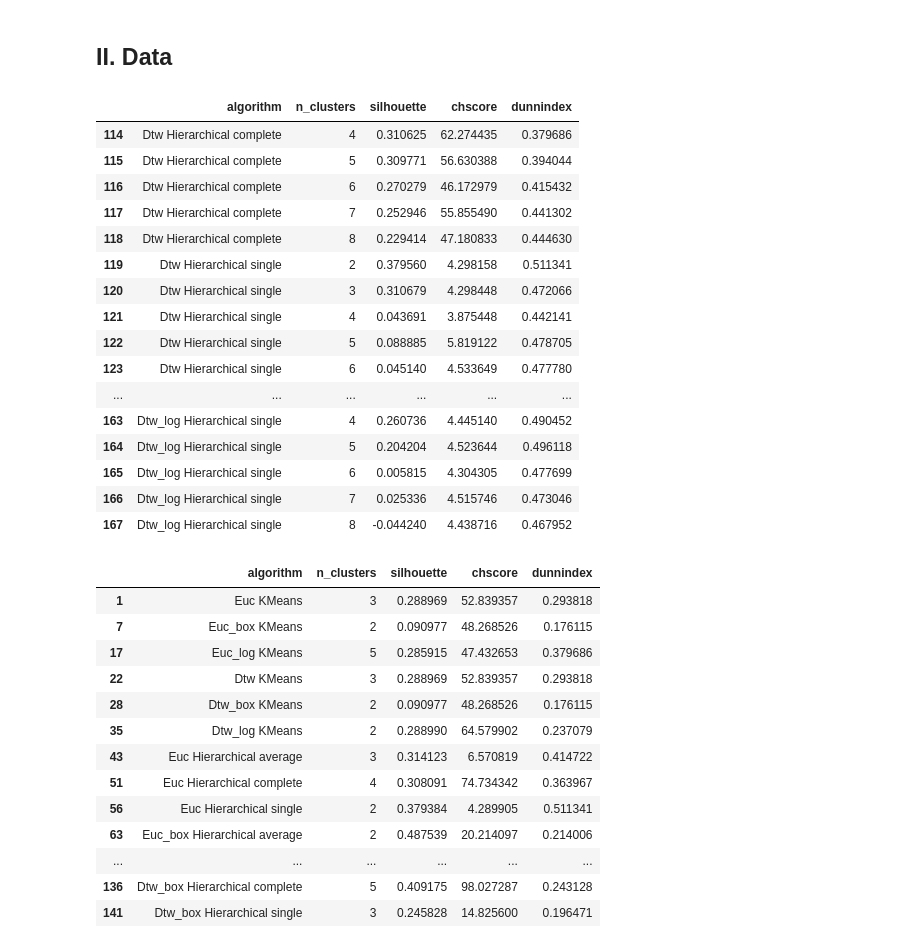
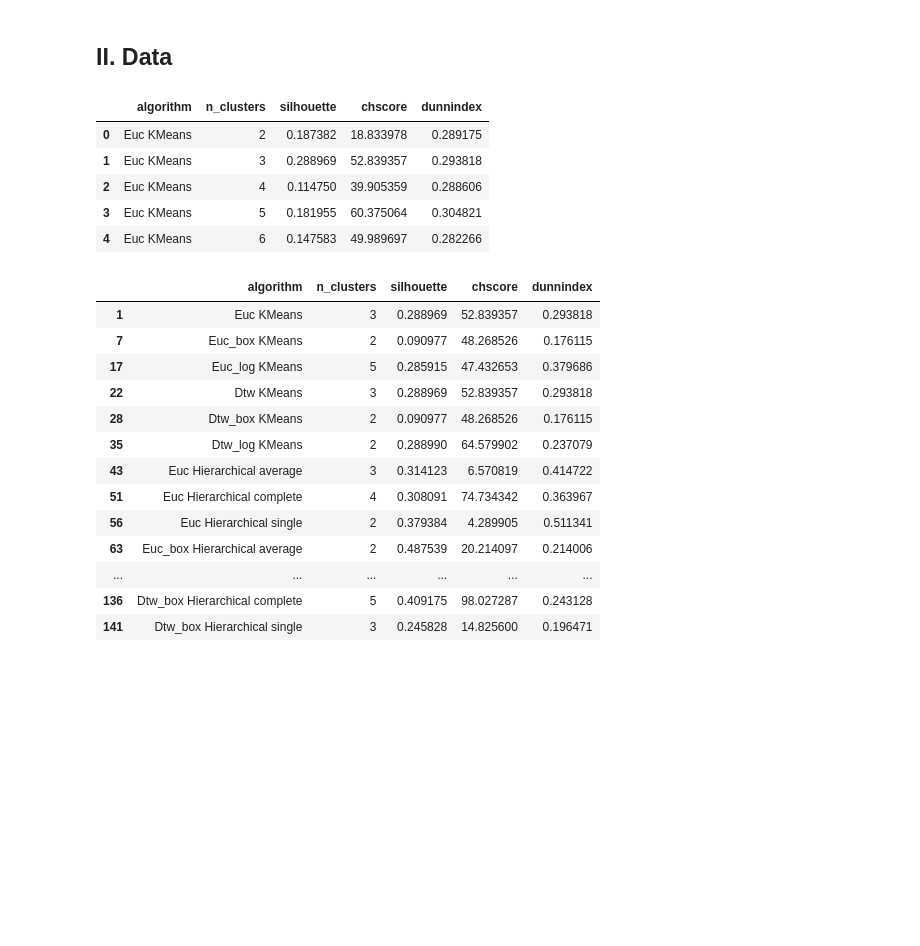
Before and after one commit to amakarewicz/BEngThesis, a Jupyter notebook: Experiments.ipynb, the cells around one changed output. Drawn from its saved outputs; the diff is of its cells as text; code cells hidden in the pictures; blank space fills up the shorter version.

```diff
--- a/Experiments.ipynb
+++ b/Experiments.ipynb
@@ -244,26 +244,15 @@ metrics['name'] = metrics['data'] + " " + metrics['algorithm']
 metrics = metrics.drop('data', axis=1)
 metrics['algorithm'] = metrics['name']
 metrics = metrics.drop('name', axis=1)
-# %%
-metrics.tail(54)
-# %% [output]
-|  | algorithm | n_clusters | silhouette | chscore | dunnindex |
-| 114 | Dtw Hierarchical complete | 4 | 0.310625 | 62.274435 | 0.379686 |
-| 115 | Dtw Hierarchical complete | 5 | 0.309771 | 56.630388 | 0.394044 |
-| 116 | Dtw Hierarchical complete | 6 | 0.270279 | 46.172979 | 0.415432 |
-| 117 | Dtw Hierarchical complete | 7 | 0.252946 | 55.855490 | 0.441302 |
-| 118 | Dtw Hierarchical complete | 8 | 0.229414 | 47.180833 | 0.444630 |
-| 119 | Dtw Hierarchical single | 2 | 0.379560 | 4.298158 | 0.511341 |
-| 120 | Dtw Hierarchical single | 3 | 0.310679 | 4.298448 | 0.472066 |
-| 121 | Dtw Hierarchical single | 4 | 0.043691 | 3.875448 | 0.442141 |
-| 122 | Dtw Hierarchical single | 5 | 0.088885 | 5.819122 | 0.478705 |
-| 123 | Dtw Hierarchical single | 6 | 0.045140 | 4.533649 | 0.477780 |
-| ... | ... | ... | ... | ... | ... |
-| 163 | Dtw_log Hierarchical single | 4 | 0.260736 | 4.445140 | 0.490452 |
-| 164 | Dtw_log Hierarchical single | 5 | 0.204204 | 4.523644 | 0.496118 |
-| 165 | Dtw_log Hierarchical single | 6 | 0.005815 | 4.304305 | 0.477699 |
-| 166 | Dtw_log Hierarchical single | 7 | 0.025336 | 4.515746 | 0.473046 |
-| 167 | Dtw_log Hierarchical single | 8 | -0.044240 | 4.438716 | 0.467952 |
+# %%
+metrics.head()
+# %% [output]
+|  | algorithm | n_clusters | silhouette | chscore | dunnindex |
+| 0 | Euc KMeans | 2 | 0.187382 | 18.833978 | 0.289175 |
+| 1 | Euc KMeans | 3 | 0.288969 | 52.839357 | 0.293818 |
+| 2 | Euc KMeans | 4 | 0.114750 | 39.905359 | 0.288606 |
+| 3 | Euc KMeans | 5 | 0.181955 | 60.375064 | 0.304821 |
+| 4 | Euc KMeans | 6 | 0.147583 | 49.989697 | 0.282266 |
 # %%
 idx = metrics.groupby(['algorithm'])['silhouette'].transform(max) == metrics['silhouette']
 metrics[idx]
```
Also changed, not shown: parts of 2 cells of this notebook, 3 other files.
